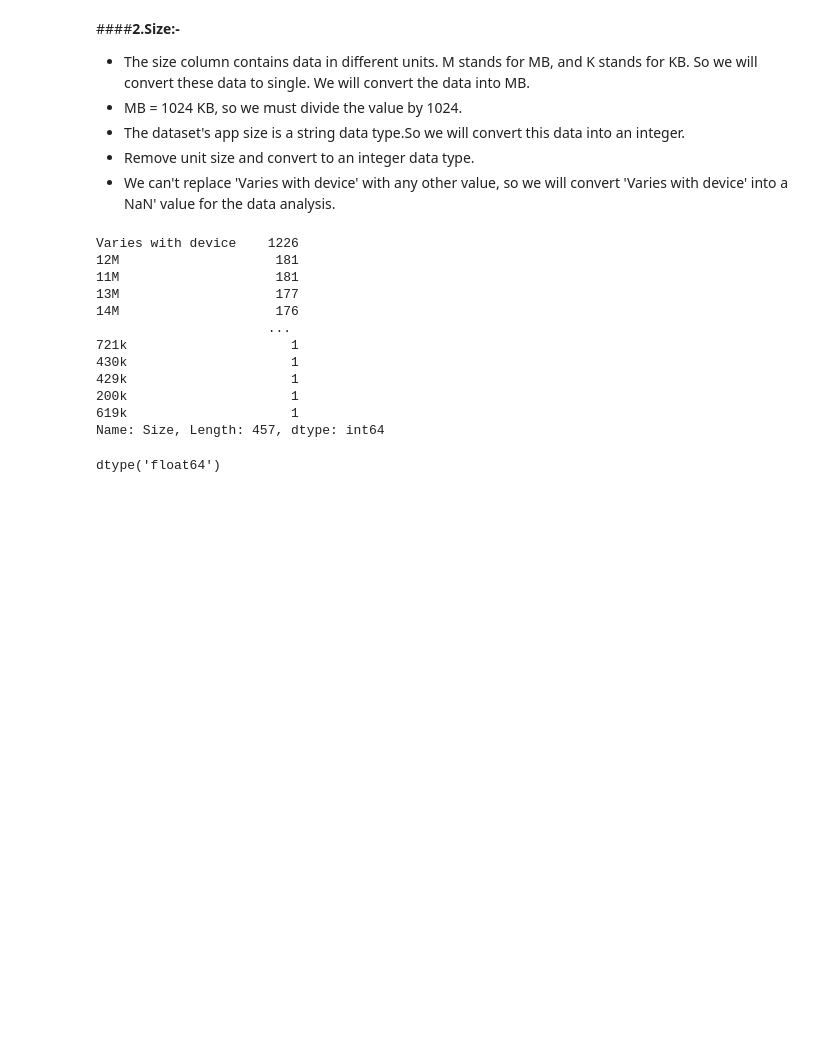
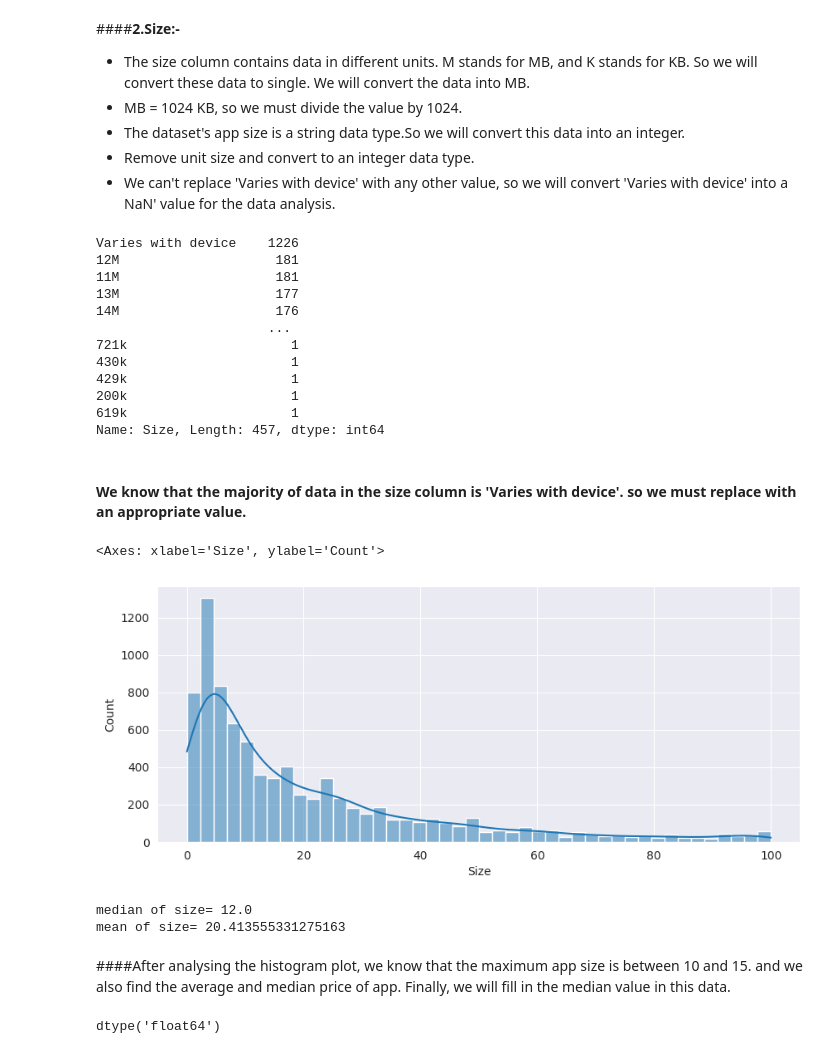
Before and after one commit to Vijaysiraw/Play_store_EDA_project, a Jupyter notebook: Play_Store_Project.ipynb, the cells around one changed output. Drawn from its saved outputs; the diff is of its cells as text; code cells hidden in the pictures; blank space fills up the shorter version.

Commit message:
Data cleaning and Data Vizualization-1

```diff
--- a/Play_Store_Project.ipynb
+++ b/Play_Store_Project.ipynb
@@ -501,0 +502,20 @@ df['Size']=df['Size'].apply(lambda x: float(x))
+# %% [markdown]
+#### We know that the majority of data in the size column is 'Varies with device'. so we must replace with an appropriate value.
+# %%
+#check the appropriate value for this data
+plt=reload(plt)
+plt.figure(figsize=(10,4))
+sns.histplot(x=df[df['Size']!='Varies with device']['Size'],kde=True)
+# %% [output]
+<Axes: xlabel='Size', ylabel='Count'>
+[figure, added]
+# %%
+median_size=df[df['Size']!='Varies with device']['Size'].median()
+mean_size=df[df['Size']!='Varies with device']['Size'].mean()
+print('median of size=',median_size)
+print('mean of size=',mean_size)
+# %% [output]
+median of size= 12.0
+mean of size= 20.413555331275163
+# %% [markdown]
+####After analysing the histogram plot, we know that the maximum app size is between 10 and 15. and we also find the average and median price of app. Finally, we will fill in the median value in this data.
```
Also changed, not shown: parts of 22 cells of this notebook.
